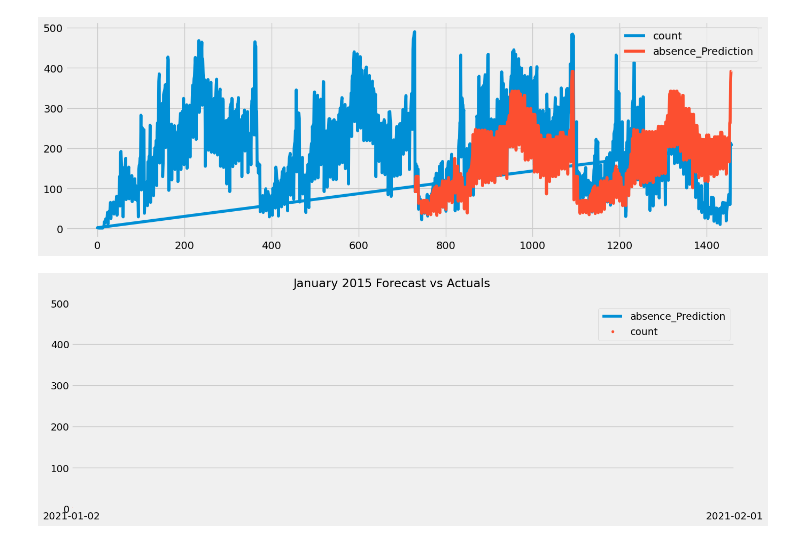
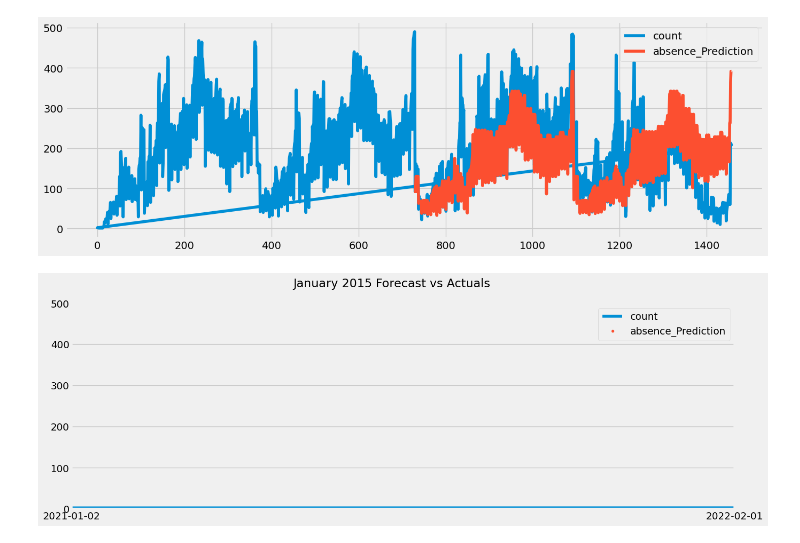
Before and after one commit to SimonUnterlugauer/mainpost_backend, a Jupyter notebook: app/notebooks/Jakob/xgboost.ipynb, the cells around one changed output. Drawn from its saved outputs; the diff is of its cells as text; code cells hidden in the pictures.

```diff
--- a/app/notebooks/Jakob/xgboost.ipynb
+++ b/app/notebooks/Jakob/xgboost.ipynb
@@ -132,12 +132,12 @@ _ = count_all[['count','absence_Prediction']].plot(figsize=(15, 5))
 # %%
 # Plot the forecast with the actuals
 f, ax = plt.subplots(1)
 f.set_figheight(5)
 f.set_figwidth(15)
-_ = count_all[['absence_Prediction','count']].plot(ax=ax,
+_ = count_all[['count','absence_Prediction']].plot(ax=ax,
                                               style=['-','.'])
-ax.set_xbound(lower='2021-01-02', upper='2021-02-01')
+ax.set_xbound(lower='2021-01-02', upper='2022-02-01')
 ax.set_ylim(0, 500)
 plot = plt.suptitle('January 2015 Forecast vs Actuals')
 # %% [output]
-[figure, old version]
+[figure, new version]
```
Also changed, not shown: parts of 3 cells of this notebook.
